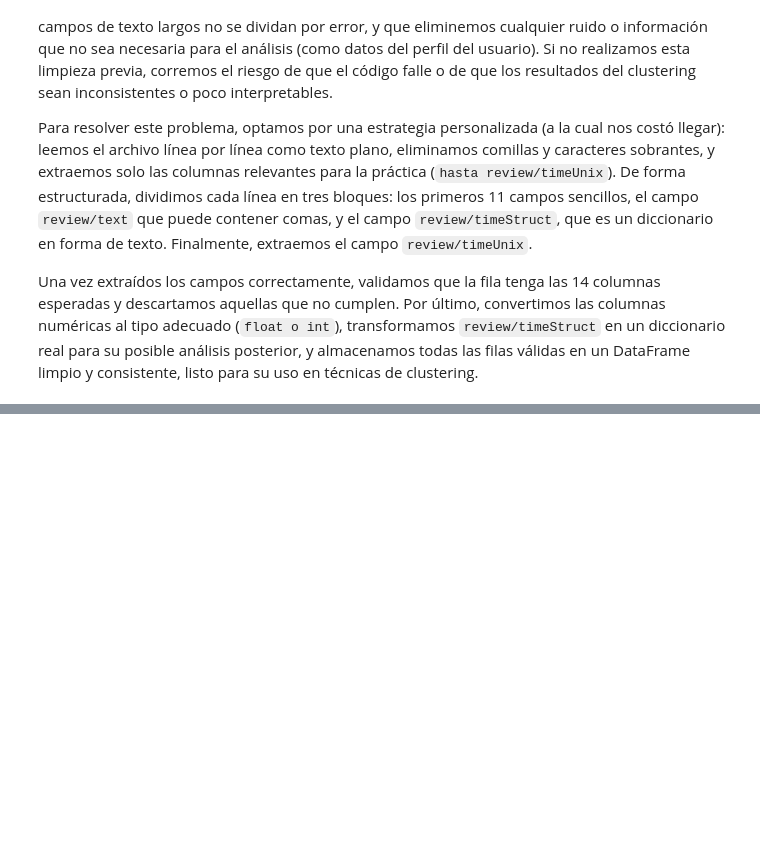
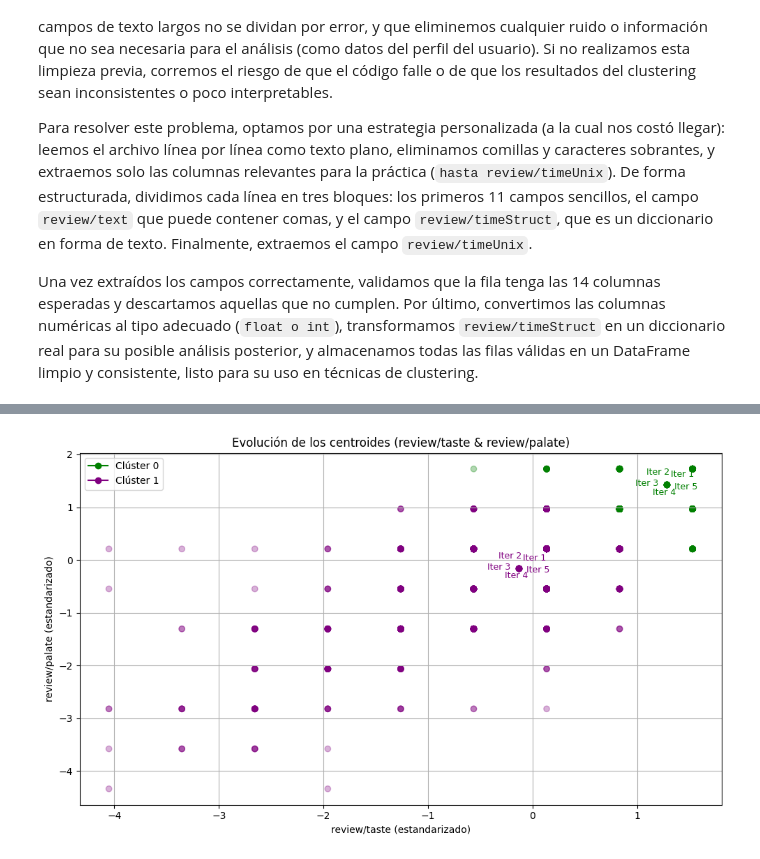
Before and after one commit to Carmoruda/Data_Mining, a Jupyter notebook: LAB04/Practica_2_GRUPOC5.ipynb, the cells around one changed output, grey strips where cells are left out. Saved outputs shown, nothing was run; the diff lists cells and outputs as text; code cells hidden in the pictures; blank space fills up the shorter version.

```diff
--- a/LAB04/Practica_2_GRUPOC5.ipynb
+++ b/LAB04/Practica_2_GRUPOC5.ipynb
@@ -139 +285,59 @@ Filas descartadas: 0
+# %%
+# Seleccionamos las 2 variables más influyentes
+variables_influyentes = df[['review/taste', 'review/palate']].dropna()
+variables_influyentes_estandarizadas = estandarizador.fit_transform(variables_influyentes)
+
+np.random.seed(127)
+
+# Inicializar KMeans con 2 clústers y centroides iniciales aleatorios
+# (se eligen 2 puntos aleatorios del dataset estandarizado)
+indices = np.random.choice(len(variables_influyentes_estandarizadas), size=2, replace=False)
+centroides_iniciales = variables_influyentes_estandarizadas[indices]
+
+# Ejecutamos KMeans con los centroides iniciales
+evolucion_centroides = []
+evolucion_etiquetas = []
+
+kmeans = KMeans(n_clusters=mejor_k, init=centroides_iniciales, n_init=1, max_iter=1, random_state=127)
+
+# Vamos a hacer 5 iteraciones para observar
+# la evolución de los centroides
+for iteracion in range(5):
+    kmeans.fit(variables_influyentes_estandarizadas)
+    evolucion_centroides.append(kmeans.cluster_centers_.copy())
+    evolucion_etiquetas.append(kmeans.labels_)
+
+
+# Dibujamos la evolución de los centroides
+plt.figure(figsize=(10, 6))
+colores = ['green', 'purple']
+
+# Trazamos la trayectoria de cada centroide
+for i in range(2):
+    trayectoria = np.array([c[i] for c in evolucion_centroides])
+
+    plt.plot(trayectoria[:, 0], trayectoria[:, 1], marker='o', color=colores[i], label=f'Clúster {i}')
+
+    for j, punto in enumerate(trayectoria):
+        angulo_etiqueta = 2 * math.pi * j / len(trayectoria) + math.pi/4
+        radio = 0.2
+        dx = radio * math.cos(angulo_etiqueta)
+        dy = radio * math.sin(angulo_etiqueta)
+
+        plt.text(punto[0] + dx - 0.1 , punto[1] + dy, f'Iter {j+1}', fontsize=9, color=colores[i])
+
+# Trazar los puntos según asignación final
+etiquetas_finales = evolucion_etiquetas[-1]
+plt.scatter(variables_influyentes_estandarizadas[:, 0], variables_influyentes_estandarizadas[:, 1], c=[colores[label] for label in etiquetas_finales], alpha=0.3)
+
+# Ajustes del gráfico
+plt.title('Evolución de los centroides (review/taste & review/palate)')
+plt.xlabel('review/taste (estandarizado)')
+plt.ylabel('review/palate (estandarizado)')
+plt.legend()
+plt.grid(True)
+plt.tight_layout()
+plt.show()
+# %% [output]
+[figure, added]
 # %% [markdown]
```
Also changed, not shown: parts of 10 cells of this notebook.
